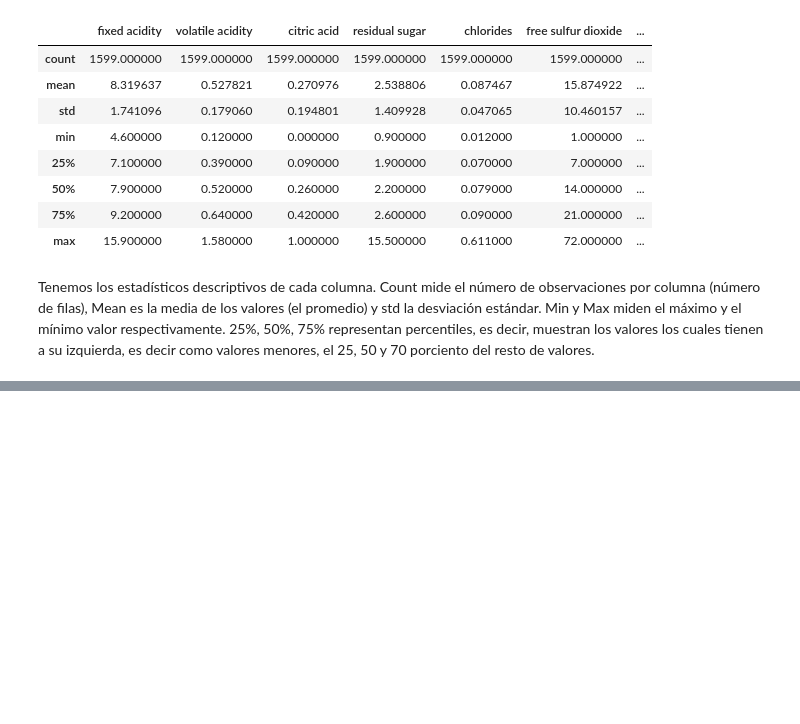
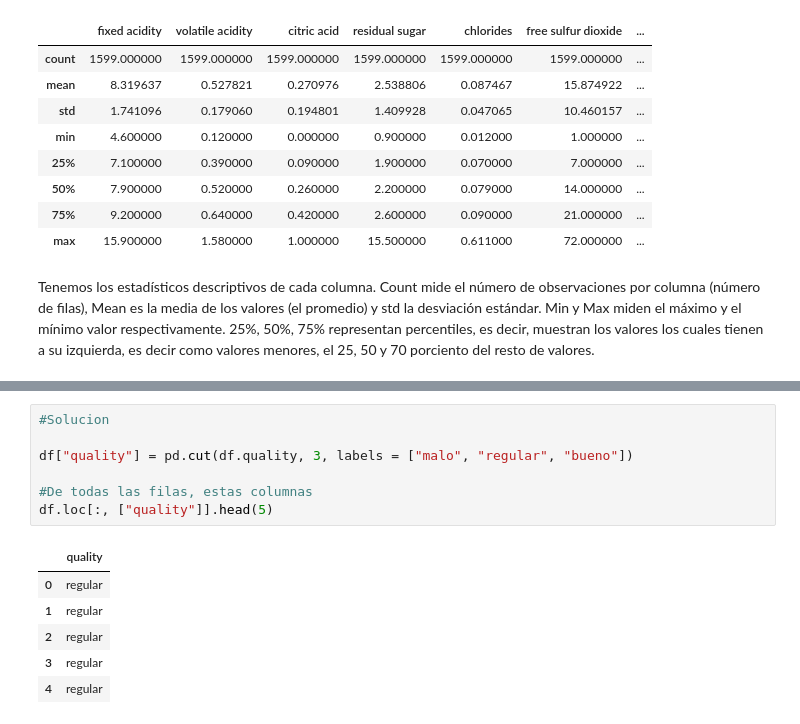
Before and after one commit to enricllorcamendoza-2002/ttad1, a Jupyter notebook: Entrega_2.ipynb, the cells around one changed output, grey strips where cells are left out. Saved outputs shown, nothing was run; the diff lists cells and outputs as text; blank space fills up the shorter version.

```diff
--- a/Entrega_2.ipynb
+++ b/Entrega_2.ipynb
@@ -161,0 +170,14 @@ Tenemos los estadísticos descriptivos de cada columna. Count mide el número de
+# %%
+#Solucion
+
+df["quality"] = pd.cut(df.quality, 3, labels = ["malo", "regular", "bueno"])
+
+#De todas las filas, estas columnas
+df.loc[:, ["quality"]].head(5)
+# %% [output]
+|  | quality |
+| 0 | regular |
+| 1 | regular |
+| 2 | regular |
+| 3 | regular |
+| 4 | regular |
```
Also changed, not shown: parts of 1 cell of this notebook.
